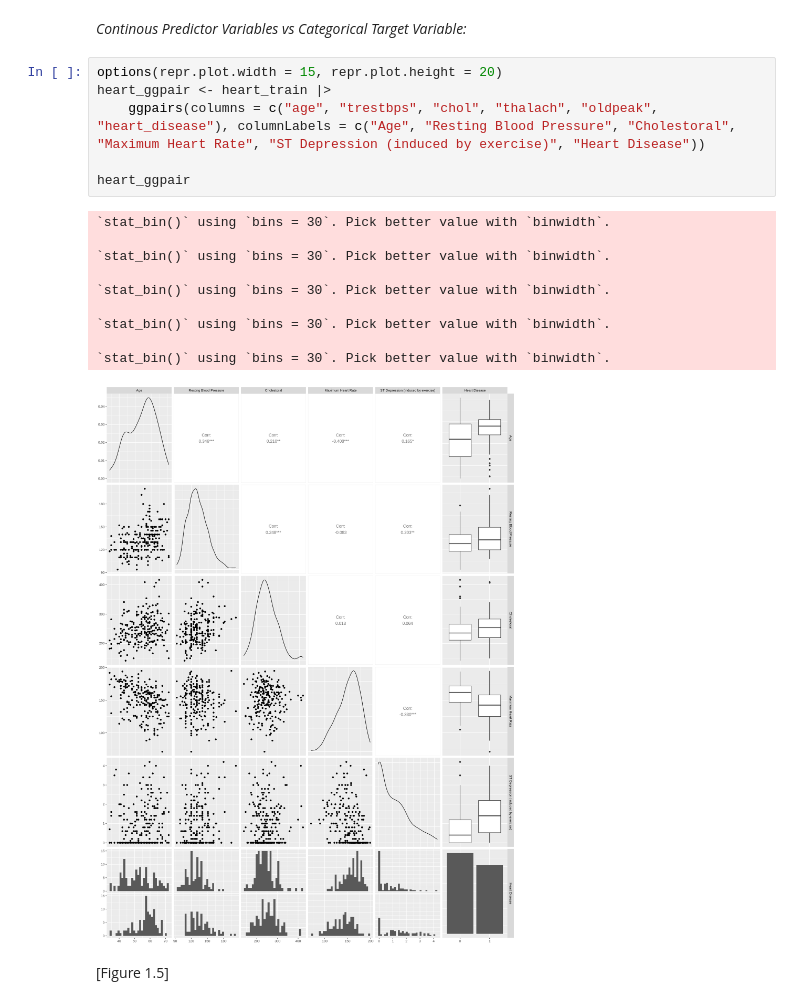
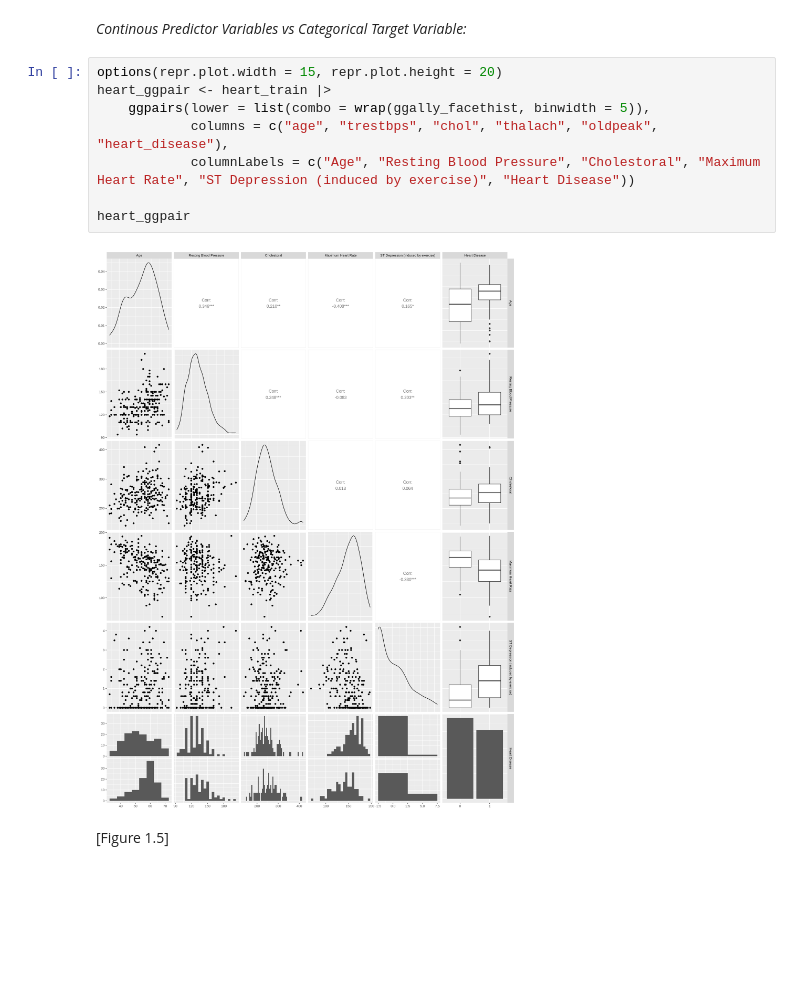
Before and after one commit to Yuvitee/DSCI-100-project, a Jupyter notebook: Heart Disease Proposal.ipynb, the cells around one changed output. Cells and saved outputs as stored; diff of their text form; blank space fills up the shorter version.

Commit message:
fixed binwidth warning in matrix

```diff
--- a/Heart Disease Proposal.ipynb
+++ b/Heart Disease Proposal.ipynb
@@ -298,20 +298,13 @@ Below we use the `ggpairs()` function from the GGally package to build a scatter
 # %%
 options(repr.plot.width = 15, repr.plot.height = 20)
 heart_ggpair <- heart_train |>
-    ggpairs(columns = c("age", "trestbps", "chol", "thalach", "oldpeak", "heart_disease"), columnLabels = c("Age", "Resting Blood Pressure", "Cholestoral", "Maximum Heart Rate", "ST Depression (induced by exercise)", "Heart Disease"))
+    ggpairs(lower = list(combo = wrap(ggally_facethist, binwidth = 5)),
+            columns = c("age", "trestbps", "chol", "thalach", "oldpeak", "heart_disease"),
+            columnLabels = c("Age", "Resting Blood Pressure", "Cholestoral", "Maximum Heart Rate", "ST Depression (induced by exercise)", "Heart Disease"))
 
 heart_ggpair
 # %% [output]
-`stat_bin()` using `bins = 30`. Pick better value with `binwidth`.
-
-`stat_bin()` using `bins = 30`. Pick better value with `binwidth`.
-
-`stat_bin()` using `bins = 30`. Pick better value with `binwidth`.
-
-`stat_bin()` using `bins = 30`. Pick better value with `binwidth`.
-
-`stat_bin()` using `bins = 30`. Pick better value with `binwidth`.
-[figure, old version]
+[figure, new version]
 # %% [markdown]
 [Figure 1.5]
 # %% [markdown]
```
